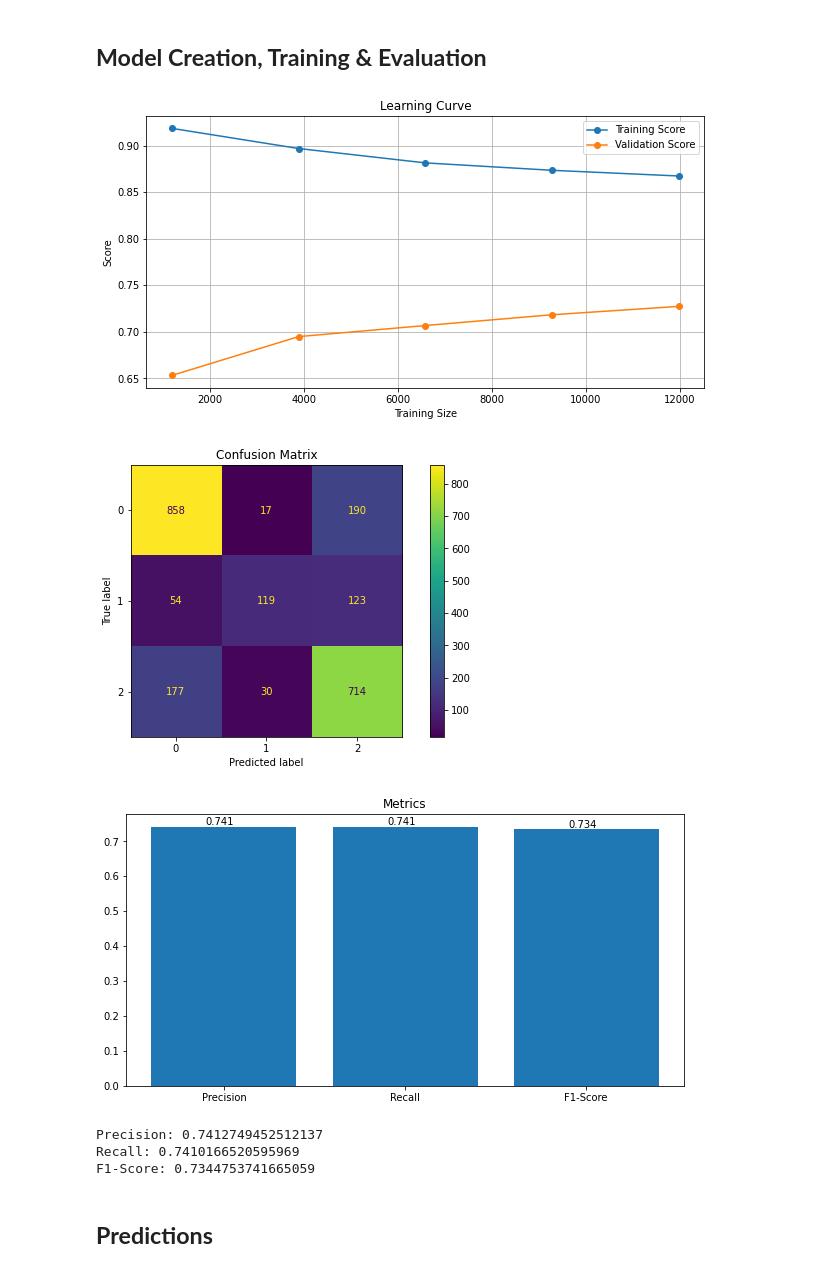
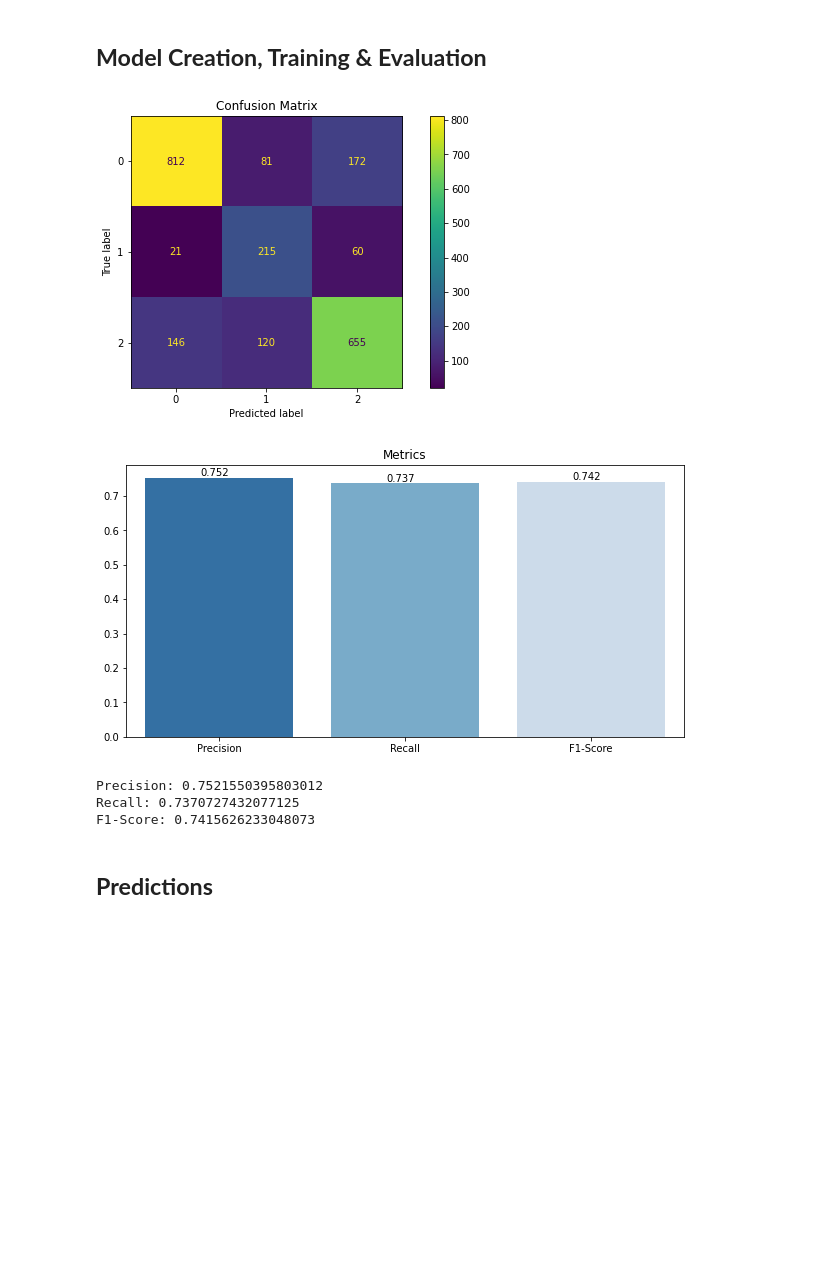
Before and after one commit to d-maniatakos/covid19-vaccine-sentiment-analysis, a Jupyter notebook: vaccine_sentiment_classifier.ipynb, the cells around one changed output. Saved outputs shown, nothing was run; the diff lists cells and outputs as text; code cells hidden in the pictures; blank space fills up the shorter version.

```diff
--- a/vaccine_sentiment_classifier.ipynb
+++ b/vaccine_sentiment_classifier.ipynb
@@ -133,48 +162,47 @@ y_validation = validation_data['label'].values
 # %% [markdown]
 ## **Model Creation, Training & Evaluation**
 # %%
-classifier = LogisticRegression(multi_class="multinomial", max_iter=1000)
+classifier = LogisticRegression(multi_class="multinomial", max_iter=1000, class_weight='balanced')
 classifier.fit(x_train, y_train)
 
 y_predicted_validation = classifier.predict(x_validation)
 precision = precision_score(y_validation, y_predicted_validation, average='weighted')
 recall = recall_score(y_validation, y_predicted_validation, average='weighted')
 f1 = f1_score(y_validation, y_predicted_validation, average='weighted')
 
-train_sizes, train_scores, test_scores= learning_curve(classifier, x_train, y_train, cv=4)
+# train_sizes, train_scores, test_scores= learning_curve(classifier, x_train, y_train, cv=4)
 
 plt.figure(figsize=(10, 5))
 plt.grid(True)
 plt.title('Learning Curve')
 plt.xlabel('Training Size')
 plt.ylabel('Score')
 plt.plot(train_sizes,np.mean(train_scores,axis=1),  "o-")
 plt.plot(train_sizes,np.mean(test_scores,axis=1),  "o-")
 plt.legend(['Training Score', 'Validation Score'])
 plt.show()
 
 fig, ax = plt.subplots(figsize=(10, 5))
 plt.title('Confusion Matrix')
 ConfusionMatrixDisplay.from_estimator(classifier, x_validation, y_validation, ax=ax)
 plt.show()
 
 
 plt.figure(figsize=(10, 5))
 plt.title('Metrics')
-plt.bar(['Precision', 'Recall', 'F1-Score'], [precision, recall, f1])
+sn.barplot(x=['Precision', 'Recall', 'F1-Score'], y=[precision, recall, f1], palette='Blues_r')
 for index, value in enumerate([precision, recall, f1]):
     plt.text(index-0.1, value+0.005,str(round(value,3)))
 plt.show()
 print('Precision: ' + str(precision))
 print('Recall: ' + str(recall))
 print('F1-Score: ' + str(f1))
 # %% [output]
-[figure, old version]
+[figure, new version]
-[figure, old version]
+[figure, new version]
-[figure, removed]
-Precision: 0.7412749452512137
-Recall: 0.7410166520595969
-F1-Score: 0.7344753741665059
+Precision: 0.7521550395803012
+Recall: 0.7370727432077125
+F1-Score: 0.7415626233048073
 # %% [markdown]
 ## **Predictions**
 # %%
```
Also changed, not shown: parts of 21 cells of this notebook.
